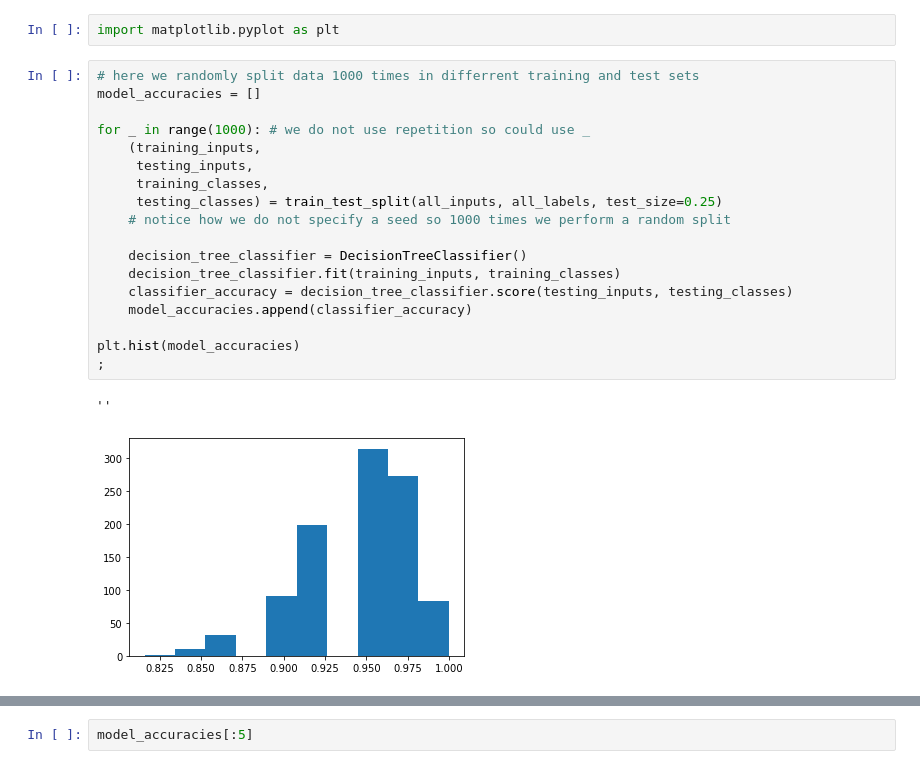
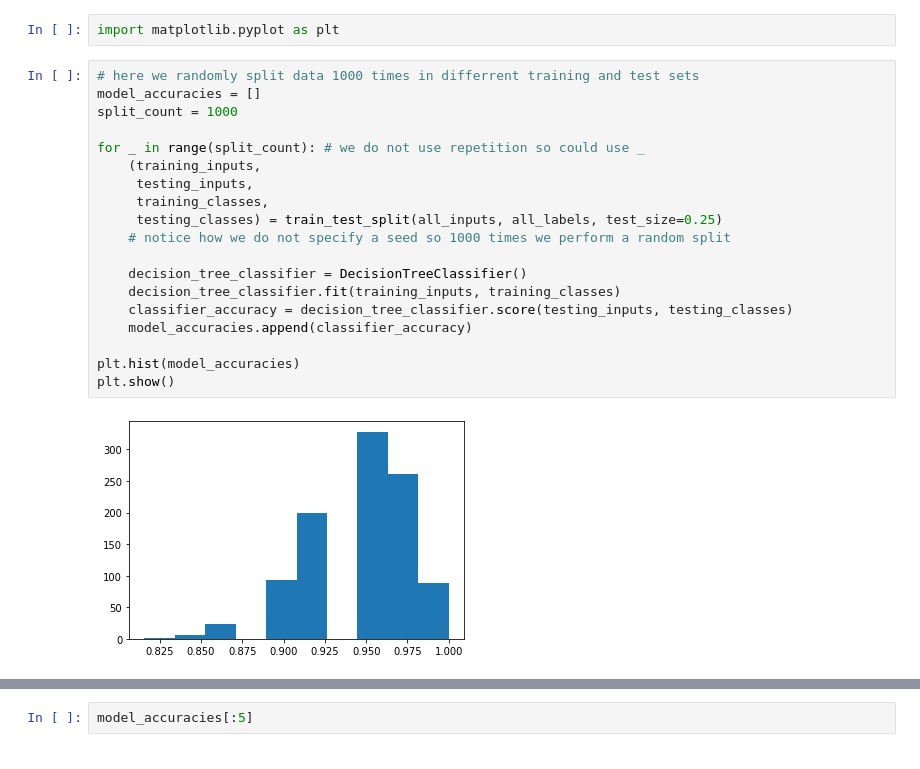
Before and after one commit to ValRCS/Python_Data_Analysis_Forecasting, a Jupyter notebook: notebooks/ml_intro/Irises Data Analysis Workflow.ipynb, the cells around one changed output, grey strips where cells are left out. Cells and saved outputs as stored; diff of their text form.

```diff
--- a/notebooks/ml_intro/Irises Data Analysis Workflow.ipynb
+++ b/notebooks/ml_intro/Irises Data Analysis Workflow.ipynb
@@ -1339,21 +1390,21 @@ import matplotlib.pyplot as plt
 # %%
 # here we randomly split data 1000 times in differrent training and test sets
 model_accuracies = []
+split_count = 1000
 
-for _ in range(1000): # we do not use repetition so could use _
+for _ in range(split_count): # we do not use repetition so could use _
     (training_inputs,
      testing_inputs,
      training_classes,
      testing_classes) = train_test_split(all_inputs, all_labels, test_size=0.25)
     # notice how we do not specify a seed so 1000 times we perform a random split
 
     decision_tree_classifier = DecisionTreeClassifier()
     decision_tree_classifier.fit(training_inputs, training_classes)
     classifier_accuracy = decision_tree_classifier.score(testing_inputs, testing_classes)
     model_accuracies.append(classifier_accuracy)
 
 plt.hist(model_accuracies)
-;
+plt.show()
 # %% [output]
-''
-[figure, old version]
+[figure, new version]
```
Also changed, not shown: parts of 22 cells of this notebook.
